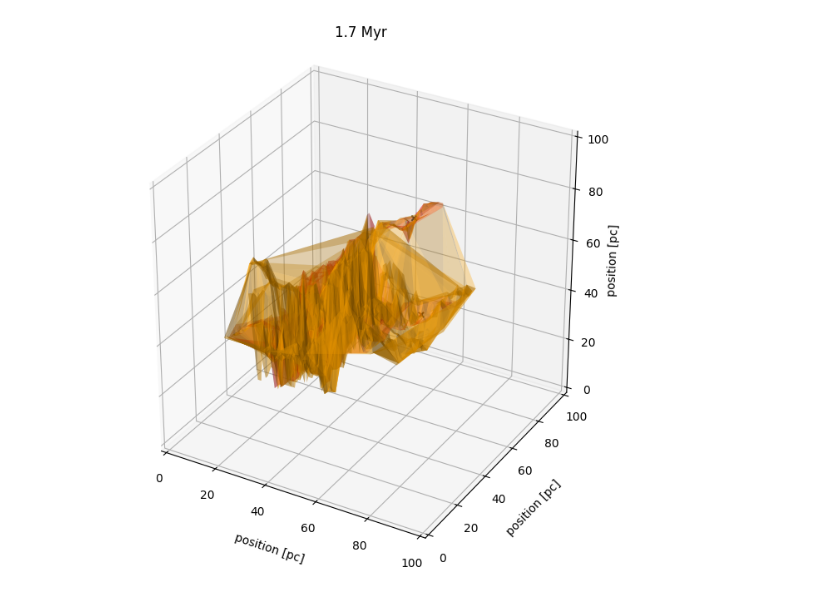
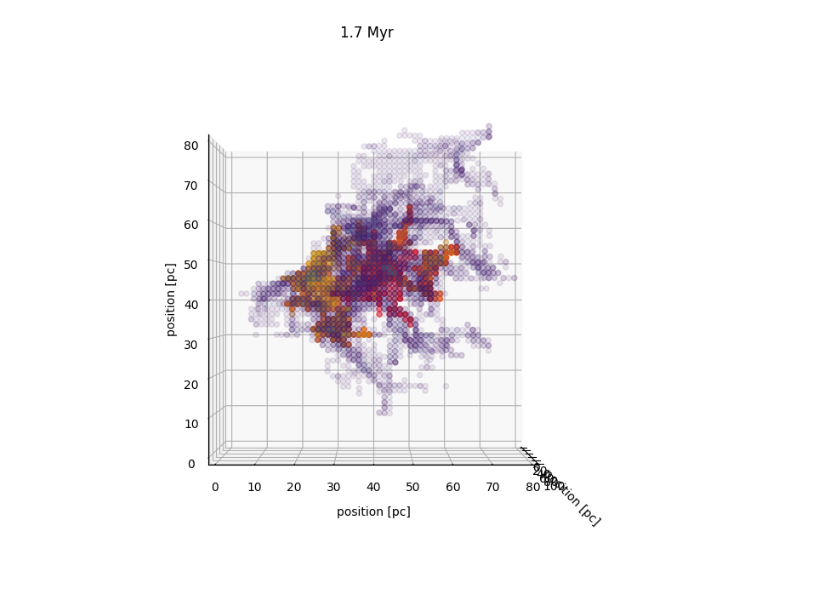
Before and after one commit to kotora260/StarGen, a Jupyter notebook: analysis_mass_ppp/dendro3D_2200.ipynb, the cells around one changed output. Cells and saved outputs as stored; diff of their text form; code cells hidden in the pictures.

```diff
--- a/analysis_mass_ppp/dendro3D_2200.ipynb
+++ b/analysis_mass_ppp/dendro3D_2200.ipynb
@@ -81,7 +90,11 @@ Z = ax.set_zlabel('position [pc]', labelpad=4)
 # %%
 # compute dendrogram
 
-dendro = Dendrogram.compute(m, min_value=0.05, min_delta=0.05, min_npix=100)
+min_value = 0.1
+min_delta = 0.01
+min_npix = 50
+
+dendro = Dendrogram.compute(m, min_value=min_value, min_delta=min_delta, min_npix=min_npix)
 # %%
 # make feature list
 
@@ -185,33 +191,38 @@ branch mass average: 232.81655194251394
 # %%
 # plot the contour
 
 fig = plt.figure(figsize=(10, 8))
 ax = fig.add_subplot(111, projection='3d')
 ax.set_box_aspect((1,1,1))
 
 for i, structure_index in enumerate(leaf_indices):
     structure = dendro[structure_index]
     mask = structure.get_mask()
     indices = np.where(mask)
-    ax.plot_trisurf(indices[0] * hx, indices[1] * hy, indices[2] * hz, color='red', alpha=0.3)
+    ax.scatter(indices[0] * hx, indices[2] * hy, indices[1] * hz, color='red', alpha=0.5)
 for j, structure_index in enumerate(branch_indices):
     structure = dendro[structure_index]
     mask = structure.get_mask()
     indices = np.where(mask)
-    ax.plot_trisurf(indices[0] * hx, indices[1] * hy, indices[2] * hz, color='orange', alpha=0.3)
+    ax.scatter(indices[0] * hx, indices[2] * hy, indices[1] * hz, color='orange', alpha=0.3)
 
-ax.scatter(leaf_feature['x_peak'], leaf_feature['y_peak'], leaf_feature['z_peak'], marker='x', color='black')
+ax.scatter(leaf_feature['x_peak'], leaf_feature['z_peak'], leaf_feature['y_peak'], marker='x', color='black')
+
+scatter = ax.scatter(x_filtered, z_filtered, y_filtered, c=gas_mass_filtered, cmap=colormap, norm=norm, alpha=0.1)
 
 ax.set_xlim3d(0, 100)
-ax.set_ylim3d(0, 100)
-ax.set_zlim3d(0, 100)
+ax.set_ylim3d(0, 80)
+ax.set_zlim3d(0, 80)
+
+ax.view_init(0, 0)
 
 plt.title("1.7 Myr")
+
 X = ax.set_xlabel('position [pc]', labelpad=10)
 Y = ax.set_ylabel('position [pc]', labelpad=10)
 Z = ax.set_zlabel('position [pc]', labelpad=3)
 # %% [output]
-[figure, old version]
+[figure, new version]
 # %%
 # plot by plotly
 
```
Also changed, not shown: parts of 3 cells of this notebook, 3 other files.
